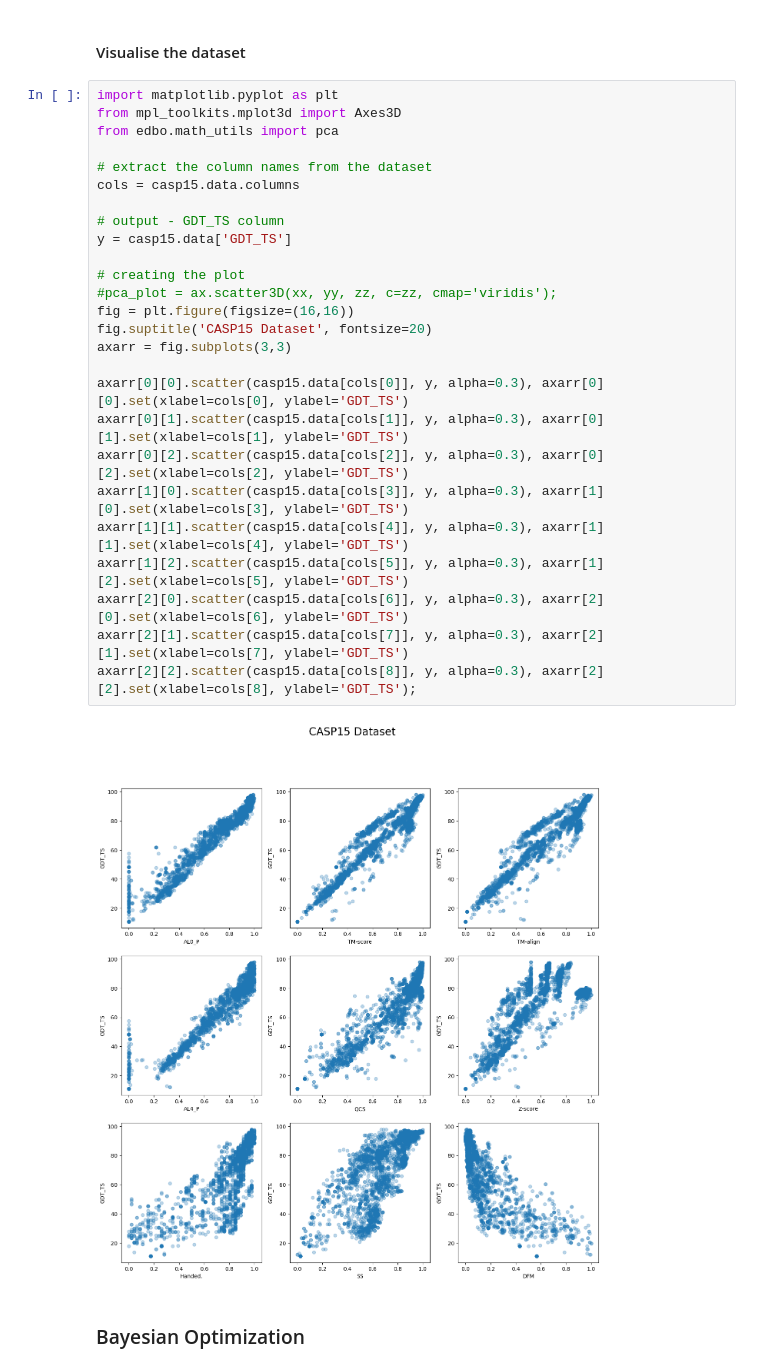
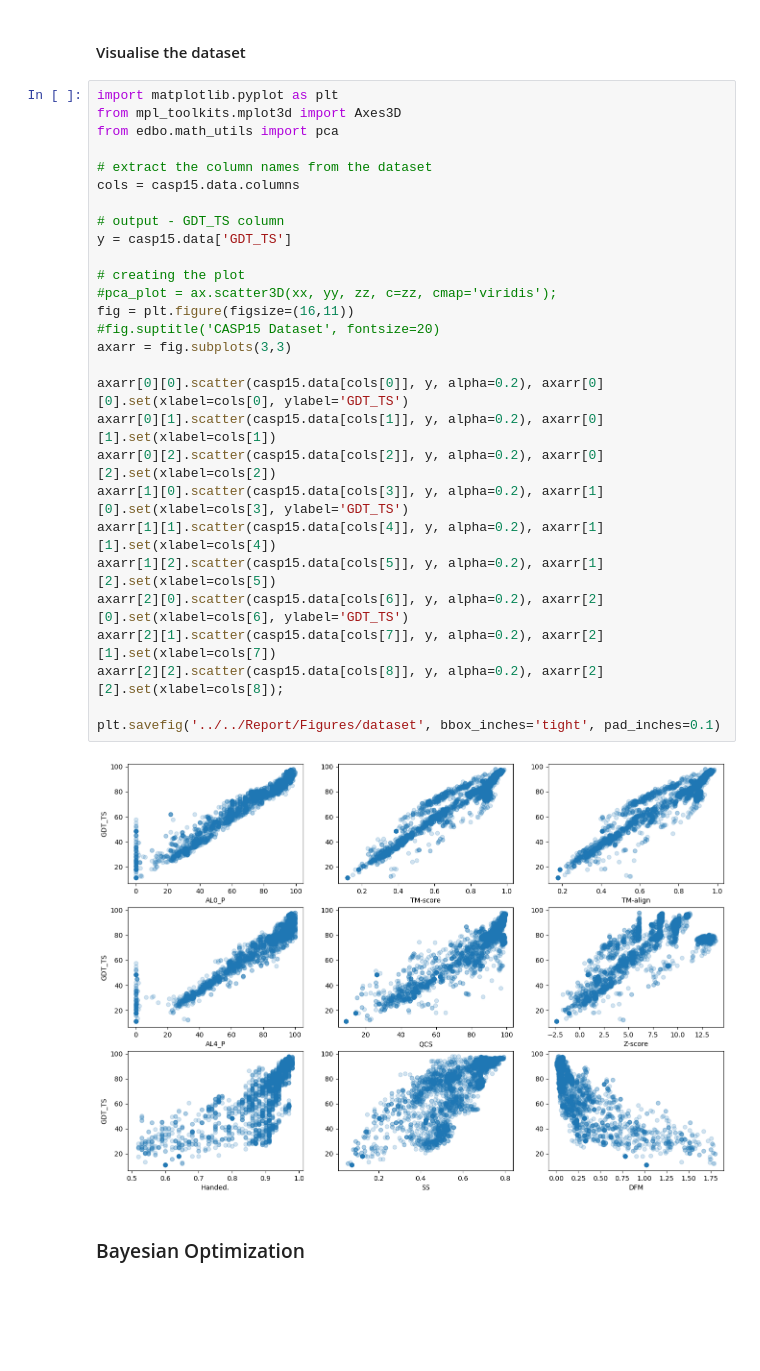
Before and after one commit to kemontei/l48-project, a Jupyter notebook: code/BO_L48_project.ipynb, the cells around one changed output. Drawn from its saved outputs; the diff is of its cells as text; blank space fills up the shorter version.

```diff
--- a/code/BO_L48_project.ipynb
+++ b/code/BO_L48_project.ipynb
@@ -73,31 +76,33 @@ print(casp15.data)
 # %%
 import matplotlib.pyplot as plt
 from mpl_toolkits.mplot3d import Axes3D
 from edbo.math_utils import pca
 
 # extract the column names from the dataset
 cols = casp15.data.columns
 
 # output - GDT_TS column
 y = casp15.data['GDT_TS']
 
 # creating the plot
 #pca_plot = ax.scatter3D(xx, yy, zz, c=zz, cmap='viridis');
-fig = plt.figure(figsize=(16,16))
-fig.suptitle('CASP15 Dataset', fontsize=20)
+fig = plt.figure(figsize=(16,11))
+#fig.suptitle('CASP15 Dataset', fontsize=20)
 axarr = fig.subplots(3,3)
 
-axarr[0][0].scatter(casp15.data[cols[0]], y, alpha=0.3), axarr[0][0].set(xlabel=cols[0], ylabel='GDT_TS')
-axarr[0][1].scatter(casp15.data[cols[1]], y, alpha=0.3), axarr[0][1].set(xlabel=cols[1], ylabel='GDT_TS')
-axarr[0][2].scatter(casp15.data[cols[2]], y, alpha=0.3), axarr[0][2].set(xlabel=cols[2], ylabel='GDT_TS')
-axarr[1][0].scatter(casp15.data[cols[3]], y, alpha=0.3), axarr[1][0].set(xlabel=cols[3], ylabel='GDT_TS')
-axarr[1][1].scatter(casp15.data[cols[4]], y, alpha=0.3), axarr[1][1].set(xlabel=cols[4], ylabel='GDT_TS')
-axarr[1][2].scatter(casp15.data[cols[5]], y, alpha=0.3), axarr[1][2].set(xlabel=cols[5], ylabel='GDT_TS')
-axarr[2][0].scatter(casp15.data[cols[6]], y, alpha=0.3), axarr[2][0].set(xlabel=cols[6], ylabel='GDT_TS')
-axarr[2][1].scatter(casp15.data[cols[7]], y, alpha=0.3), axarr[2][1].set(xlabel=cols[7], ylabel='GDT_TS')
-axarr[2][2].scatter(casp15.data[cols[8]], y, alpha=0.3), axarr[2][2].set(xlabel=cols[8], ylabel='GDT_TS');
+axarr[0][0].scatter(casp15.data[cols[0]], y, alpha=0.2), axarr[0][0].set(xlabel=cols[0], ylabel='GDT_TS')
+axarr[0][1].scatter(casp15.data[cols[1]], y, alpha=0.2), axarr[0][1].set(xlabel=cols[1])
+axarr[0][2].scatter(casp15.data[cols[2]], y, alpha=0.2), axarr[0][2].set(xlabel=cols[2])
+axarr[1][0].scatter(casp15.data[cols[3]], y, alpha=0.2), axarr[1][0].set(xlabel=cols[3], ylabel='GDT_TS')
+axarr[1][1].scatter(casp15.data[cols[4]], y, alpha=0.2), axarr[1][1].set(xlabel=cols[4])
+axarr[1][2].scatter(casp15.data[cols[5]], y, alpha=0.2), axarr[1][2].set(xlabel=cols[5])
+axarr[2][0].scatter(casp15.data[cols[6]], y, alpha=0.2), axarr[2][0].set(xlabel=cols[6], ylabel='GDT_TS')
+axarr[2][1].scatter(casp15.data[cols[7]], y, alpha=0.2), axarr[2][1].set(xlabel=cols[7])
+axarr[2][2].scatter(casp15.data[cols[8]], y, alpha=0.2), axarr[2][2].set(xlabel=cols[8]);
+
+plt.savefig('../../Report/Figures/dataset', bbox_inches='tight', pad_inches=0.1)
 # %% [output]
-[figure, old version]
+[figure, new version]
 # %% [markdown]
 ### Bayesian Optimization
 # %%
```
Also changed, not shown: parts of 4 cells of this notebook, 2 other files.
